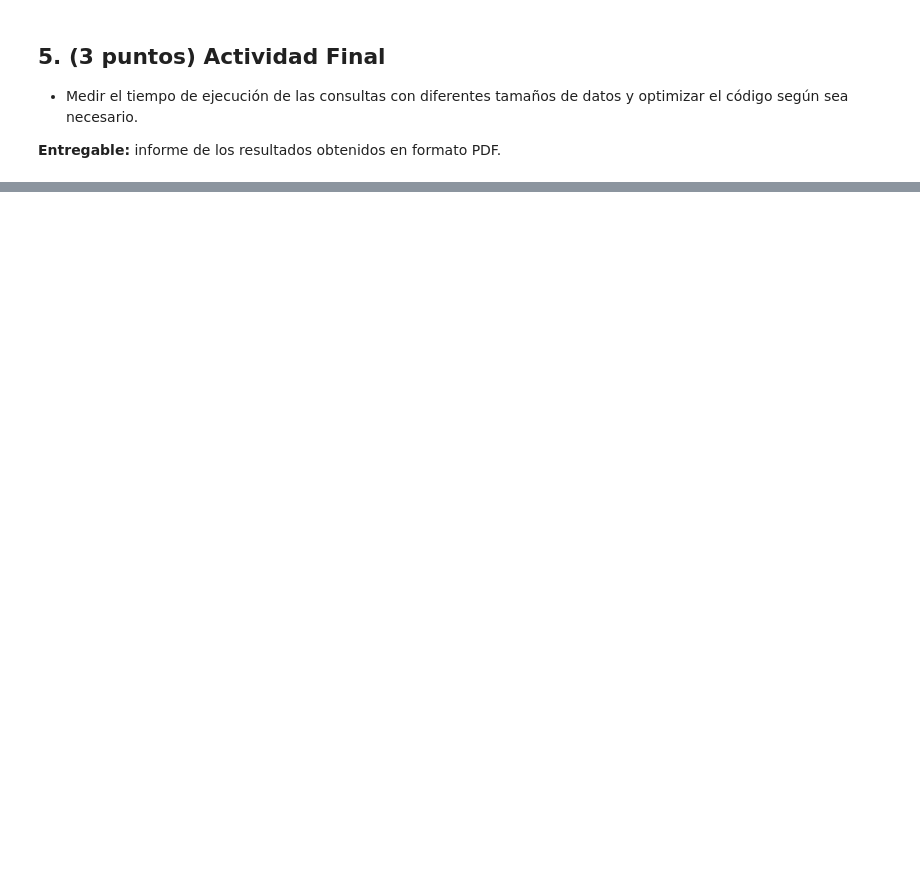
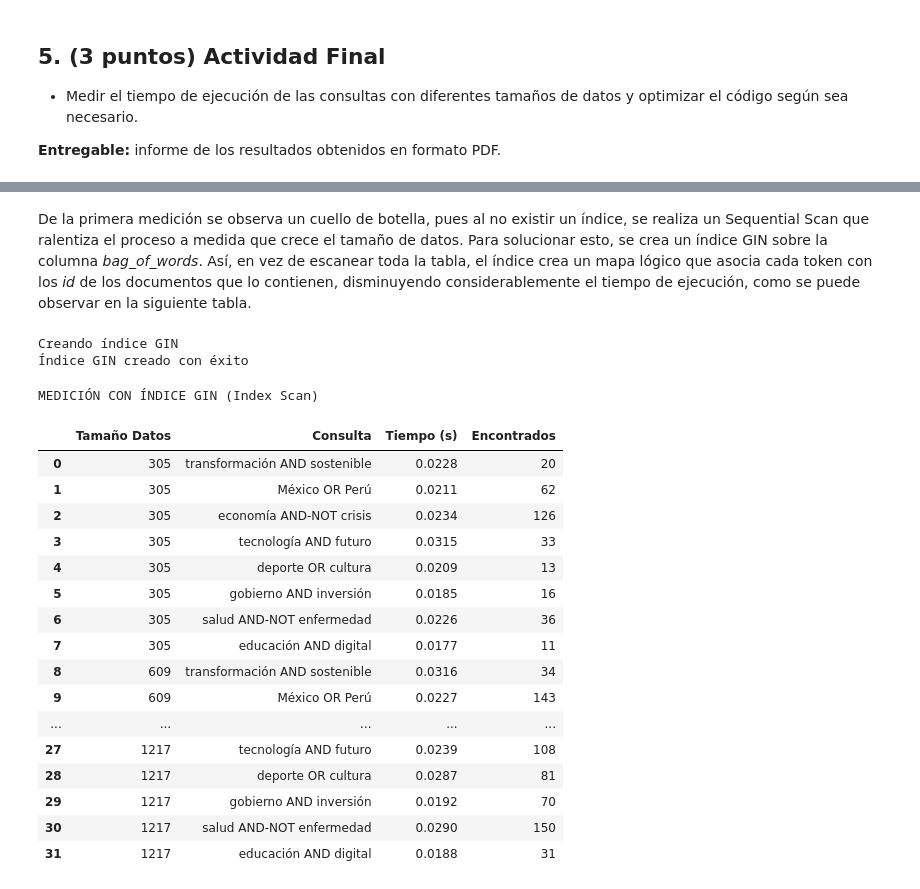
Before and after one commit to joruughen/lab08-BDII, a Jupyter notebook: Laboratorio 08.1 - Bag of Words.ipynb, the cells around one changed output, grey strips where cells are left out. Cells and saved outputs as stored; diff of their text form; code cells hidden in the pictures; blank space fills up the shorter version.

```diff
--- a/Laboratorio 08.1 - Bag of Words.ipynb
+++ b/Laboratorio 08.1 - Bag of Words.ipynb
@@ -371,0 +560,44 @@ Texto: El Ministerio de las TIC junto con Amazon Web Services Cisco IBM Microsof
+# %% [markdown]
+De la primera medición se observa un cuello de botella, pues al no existir un índice, se realiza un Sequential Scan que ralentiza el proceso a medida que crece el tamaño de datos. Para solucionar esto, se crea un índice GIN sobre la columna *bag_of_words*. Así, en vez de escanear toda la tabla, el índice crea un mapa lógico que asocia cada token con los *id* de los documentos que lo contienen, disminuyendo considerablemente el tiempo de ejecución, como se puede observar en la siguiente tabla.
+# %%
+def optimizar_base_datos():
+    conn = connect_db()
+    conn.autocommit = True
+    cursor = conn.cursor()
+    try:
+        print("Creando índice GIN")
+        # Creamos el índice para acelerar el operador '?' en JSONB
+        cursor.execute("CREATE INDEX IF NOT EXISTS idx_noticias_bag_of_words ON noticias USING GIN (bag_of_words);")
+        print("Índice GIN creado con éxito\n")
+    except Exception as e:
+        print(f"Error al crear índice: {e}")
+    finally:
+        cursor.close()
+        conn.close()
+
+optimizar_base_datos()
+# %% [output]
+Creando índice GIN
+Índice GIN creado con éxito
+# %%
+df_optimizado = medir_rendimiento("MEDICIÓN CON ÍNDICE GIN (Index Scan)")
+display(df_optimizado)
+# %% [output]
+MEDICIÓN CON ÍNDICE GIN (Index Scan)
+|  | Tamaño Datos | Consulta | Tiempo (s) | Encontrados |
+| 0 | 305 | transformación AND sostenible | 0.0228 | 20 |
+| 1 | 305 | México OR Perú | 0.0211 | 62 |
+| 2 | 305 | economía AND-NOT crisis | 0.0234 | 126 |
+| 3 | 305 | tecnología AND futuro | 0.0315 | 33 |
+| 4 | 305 | deporte OR cultura | 0.0209 | 13 |
+| 5 | 305 | gobierno AND inversión | 0.0185 | 16 |
+| 6 | 305 | salud AND-NOT enfermedad | 0.0226 | 36 |
+| 7 | 305 | educación AND digital | 0.0177 | 11 |
+| 8 | 609 | transformación AND sostenible | 0.0316 | 34 |
+| 9 | 609 | México OR Perú | 0.0227 | 143 |
+| ... | ... | ... | ... | ... |
+| 27 | 1217 | tecnología AND futuro | 0.0239 | 108 |
+| 28 | 1217 | deporte OR cultura | 0.0287 | 81 |
+| 29 | 1217 | gobierno AND inversión | 0.0192 | 70 |
+| 30 | 1217 | salud AND-NOT enfermedad | 0.0290 | 150 |
+| 31 | 1217 | educación AND digital | 0.0188 | 31 |
```
Also changed, not shown: parts of 13 cells of this notebook.
